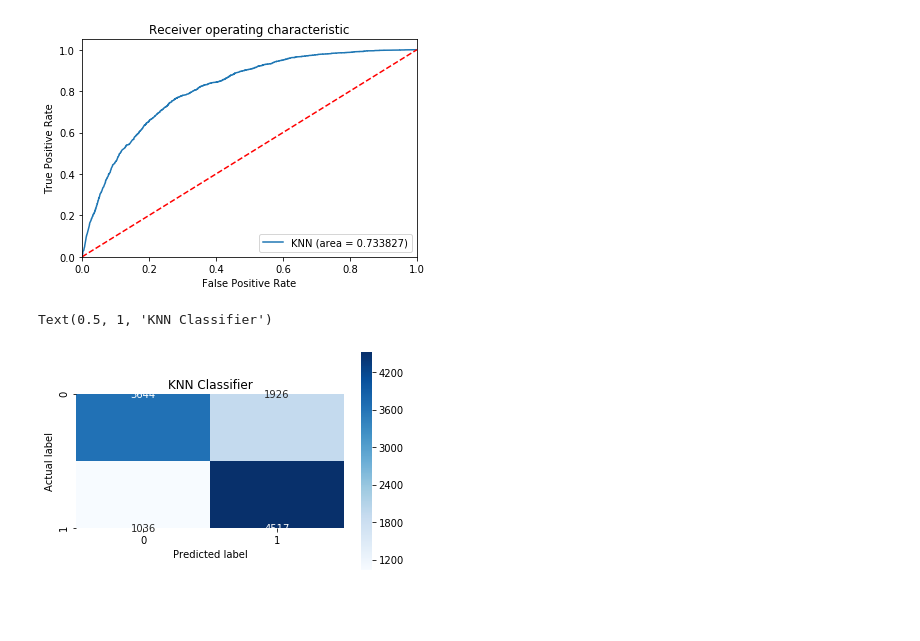
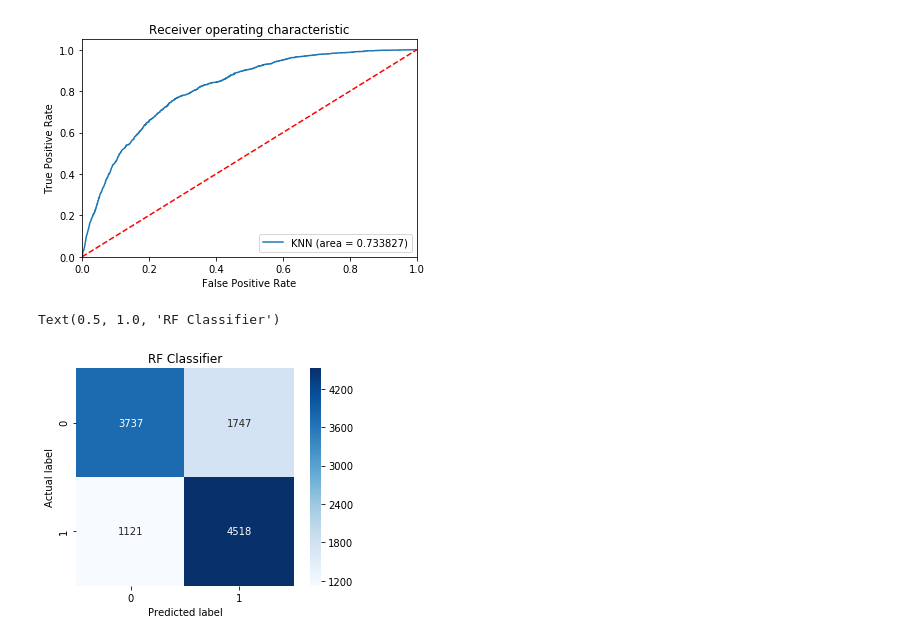
Before and after one commit to XiaoxiaoRen-SJSU/CMPE255_Team_Project, a Jupyter notebook: modelTraining_RF.ipynb, the cells around one changed output. Saved outputs shown, nothing was run; the diff lists cells and outputs as text; code cells hidden in the pictures; blank space fills up the shorter version.

Commit message:
rerun DT RF classifier

```diff
--- a/modelTraining_RF.ipynb
+++ b/modelTraining_RF.ipynb
@@ -61,13 +61,13 @@ plt.show()
 # %%
 import seaborn as sns
 
 sns.heatmap(confusion_matrix(Y_validation, y_pred), annot=True, fmt=".0f", square = True, cmap = 'Blues')
 plt.ylabel('Actual label')
 plt.xlabel('Predicted label')
-plt.title('KNN Classifier')
+plt.title('RF Classifier')
 # %% [output]
-Text(0.5, 1, 'KNN Classifier')
+Text(0.5, 1.0, 'RF Classifier')
-[figure, old version]
+[figure, new version]
 # %%
 from sklearn.decomposition import PCA
 
```
Also changed, not shown: parts of 3 cells of this notebook.
